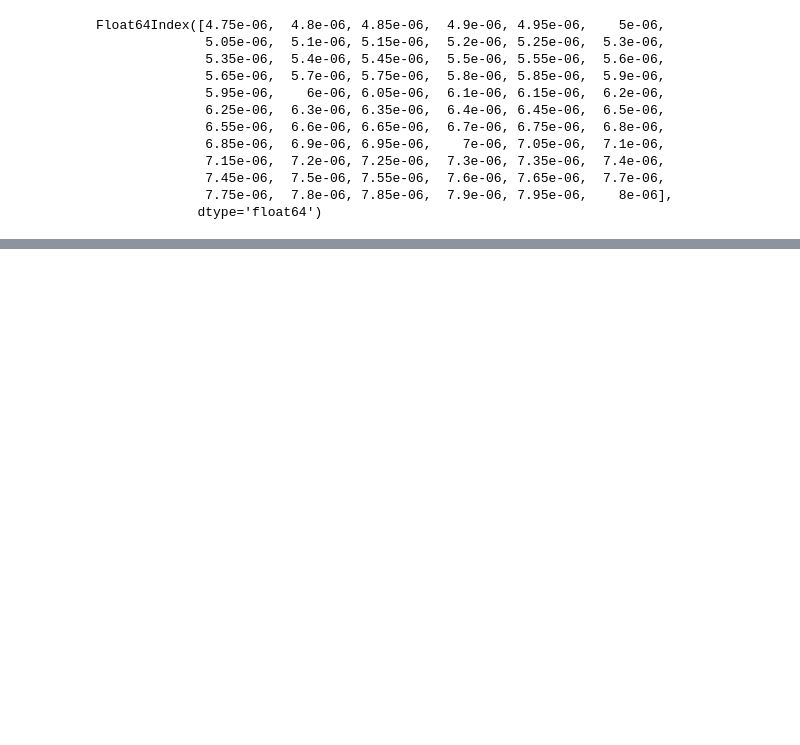
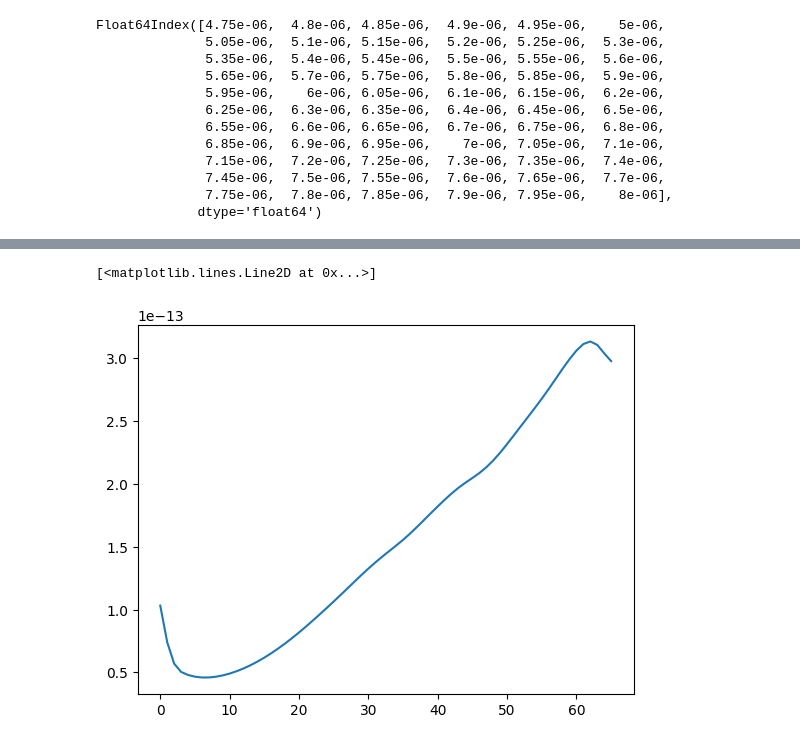
Before and after one commit to iAmBrig12/REU_AI_Thermography, a Jupyter notebook: data_exploration.ipynb, the cells around one changed output, grey strips where cells are left out. Drawn from its saved outputs; the diff is of its cells as text; code cells hidden in the pictures; blank space fills up the shorter version.

```diff
--- a/data_exploration.ipynb
+++ b/data_exploration.ipynb
@@ -67,0 +72,5 @@ Name: List, Length: 192, dtype: object
+# %%
+plt.plot(spectrum_train["List"][5])
+# %% [output]
+[<matplotlib.lines.Line2D at 0x...>]
+[figure, added]
```
Also changed, not shown: parts of 2 cells of this notebook.
